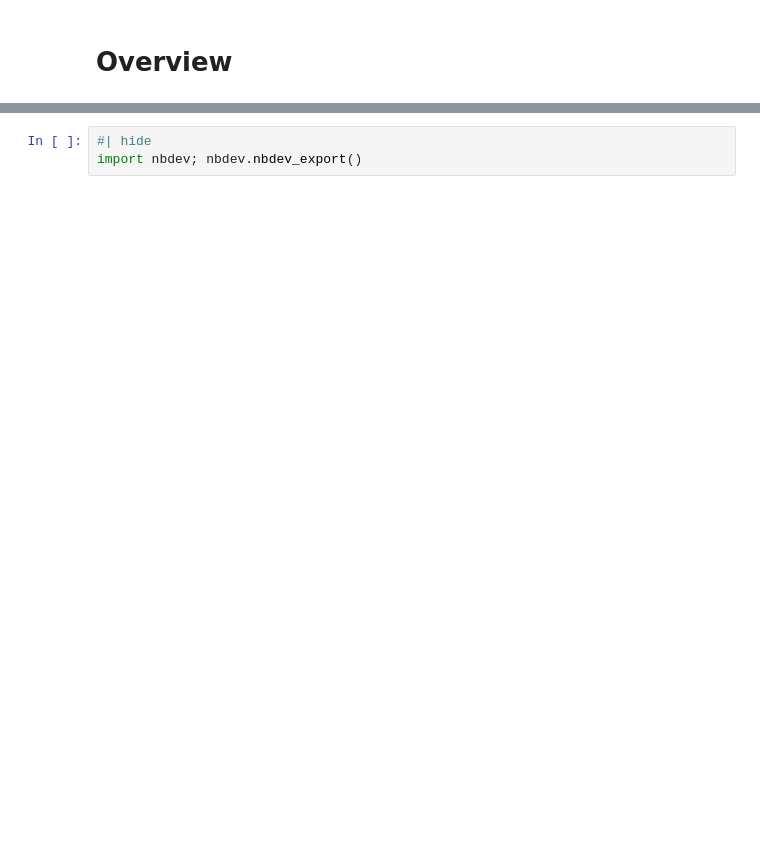
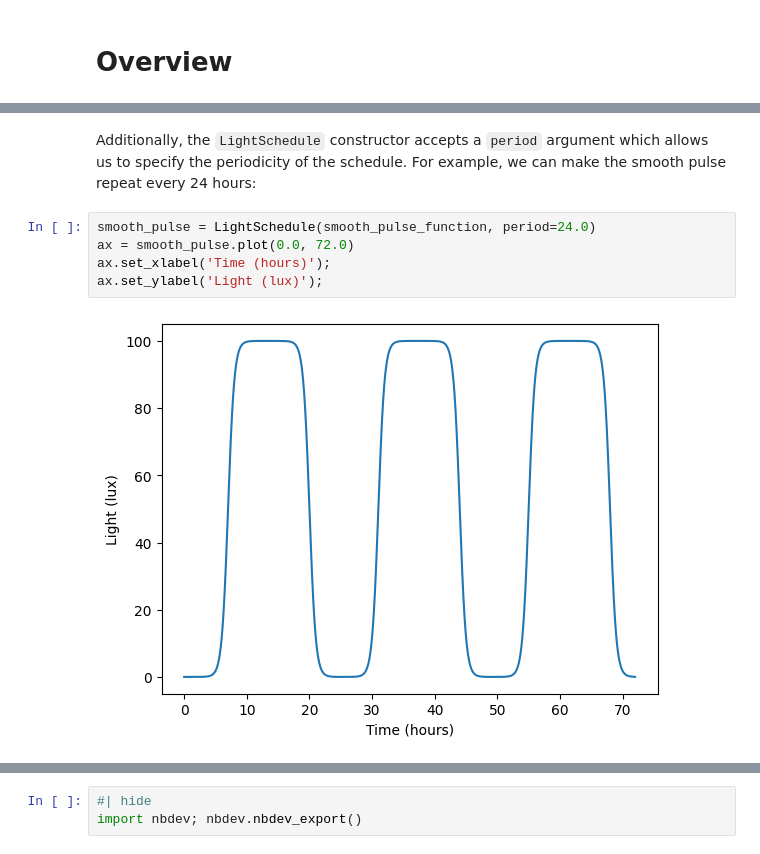
Before and after one commit to Arcascope/circadian, a Jupyter notebook: nbs/01_lights.ipynb, the cells around one changed output, grey strips where cells are left out. Drawn from its saved outputs; the diff is of its cells as text; blank space fills up the shorter version.

```diff
--- a/nbs/01_lights.ipynb
+++ b/nbs/01_lights.ipynb
@@ -1163,0 +1050,9 @@ plt.title("Social Jetlag Light Schedule");
+# %% [markdown]
+Additionally, the `LightSchedule` constructor accepts a `period` argument which allows us to specify the periodicity of the schedule. For example, we can make the smooth pulse repeat every 24 hours:
+# %%
+smooth_pulse = LightSchedule(smooth_pulse_function, period=24.0)
+ax = smooth_pulse.plot(0.0, 72.0)
+ax.set_xlabel('Time (hours)');
+ax.set_ylabel('Light (lux)');
+# %% [output]
+[figure, added]
```
Also changed, not shown: parts of 83 cells of this notebook, 7 other files.
